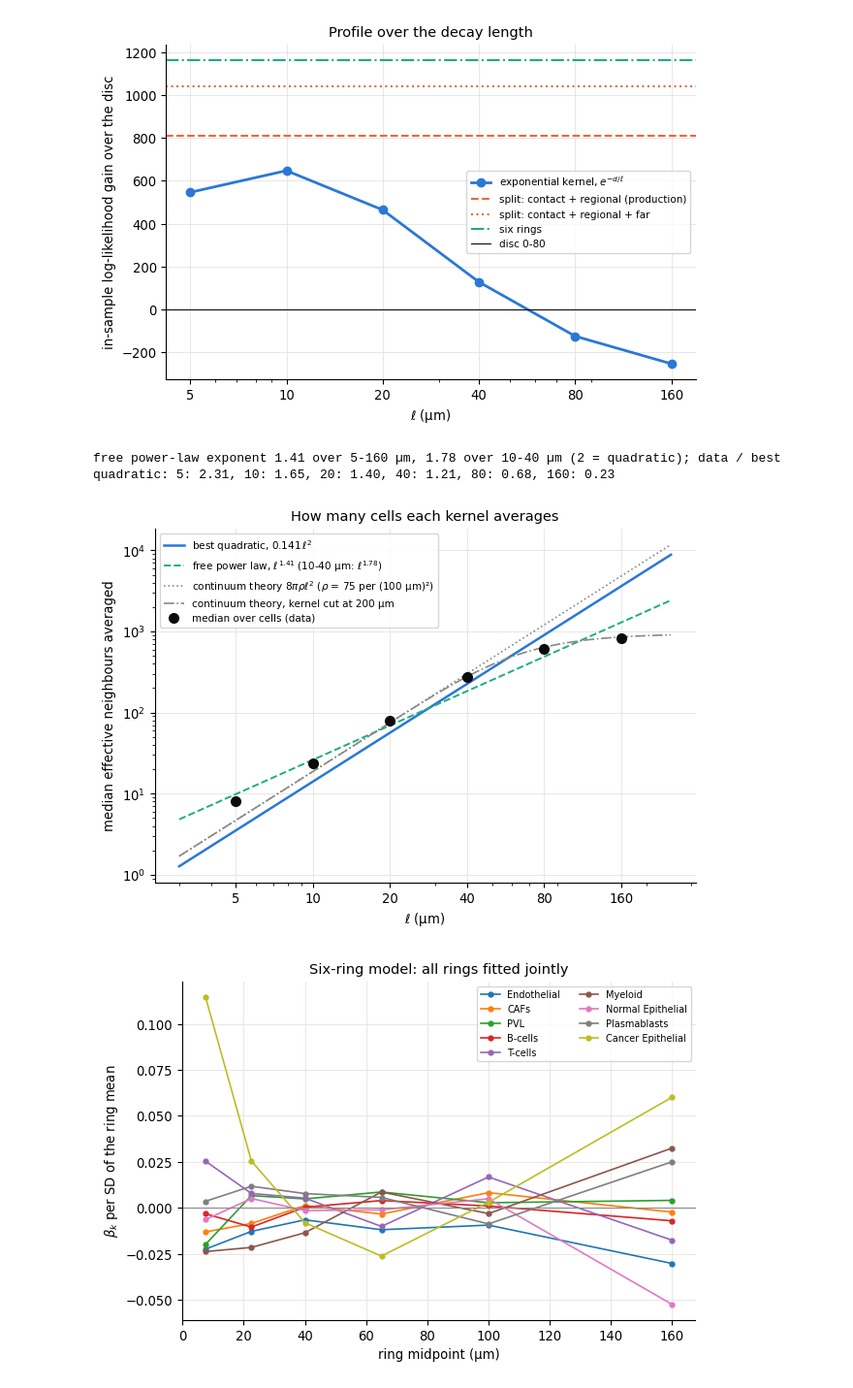
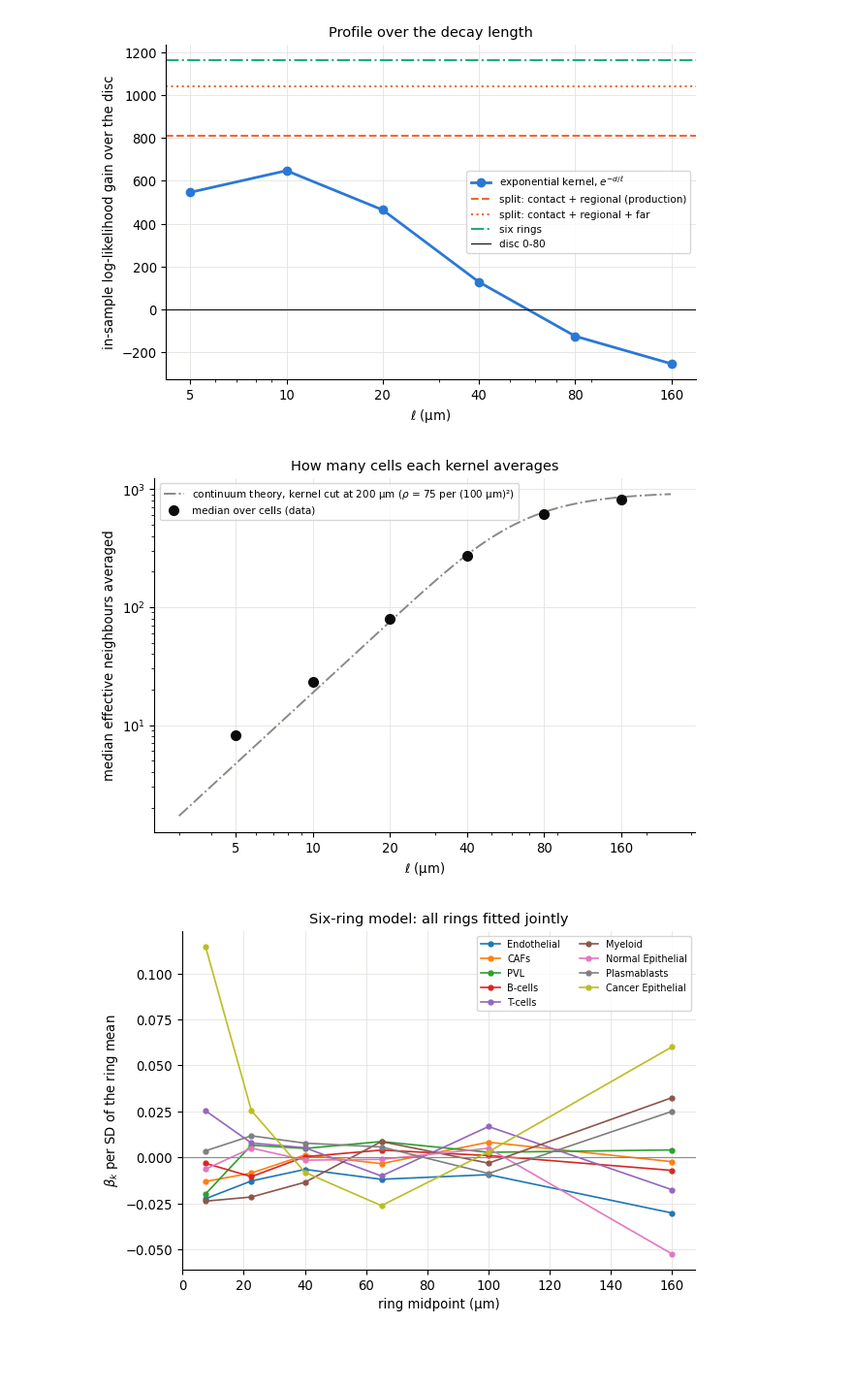
Before and after one commit to lachy01/Spatio-Temporal-Tissue-Dynamics, a Jupyter notebook: notebooks/nb_baseline.ipynb, the cells around one changed output. Shown at 97% size. Drawn from its saved outputs; the diff is of its cells as text; code cells hidden in the pictures; blank space fills up the shorter version.

Commit message:
nb_baseline §5: effective-neighbours plot shows only the data and the 200 um-cut continuum theory
Co-Authored-By: Claude Opus 5.5 <noreply@anthropic.com>

```diff
--- a/notebooks/nb_baseline.ipynb
+++ b/notebooks/nb_baseline.ipynb
@@ -1515,40 +1515,29 @@ fig.tight_layout(); savefig(fig, "neighbourhood_kernel_profile")
 # %% [output]
 [figure]
 # %%
-# (2) How many cells each kernel averages, against a quadratic in ell.
-# For cells scattered at uniform density rho, an exponential kernel averages
-# n_eff = (sum w)^2 / sum w^2 = 8 pi rho ell^2 cells: exactly quadratic, no free
-# parameter. Two things bend the data away from it: no neighbour sits closer than
-# a cell's own size (so small ells average MORE cells than the continuum says),
-# and the kernel is cut at 200 um, with tissue edges (so large ells average fewer).
+# (2) How many cells each kernel averages. For cells scattered at uniform density rho,
+# an exponential kernel averages n_eff = (sum w)^2 / sum w^2 cells; with the kernel cut
+# at R = 200 um (as kernel_means does) that is
+#   rho * (2 pi m1(ell))^2 / (2 pi m1(ell / 2)),  m1(a) = int_0^R e^{-r/a} r dr,
+# which is 8 pi rho ell^2 -- quadratic -- until the cutoff bites. No free parameter:
+# rho is the median pool density within 80 um.
 ell_arr = np.array(ELLS); ne_arr = np.array([neff[e] for e in ELLS])
 rho = float(np.median(ann["count"][:4].sum(0)[A])) / (np.pi * 80.0 ** 2)     # pool cells per um^2
 R = 200.0
-def _m1(a):            # int_0^R e^{-r/a} r dr
+def _m1(a):
     return a ** 2 * (1 - np.exp(-R / a) * (1 + R / a))
 grid = np.logspace(np.log10(3), np.log10(250), 200)
-quad = 8 * np.pi * rho * grid ** 2
 trunc = rho * (2 * np.pi * _m1(grid)) ** 2 / (2 * np.pi * _m1(grid / 2))
-a2 = np.exp(np.mean(np.log(ne_arr / ell_arr ** 2)))                 # least squares of a * ell^2 in log space
-b_fit, loga = np.polyfit(np.log(ell_arr), np.log(ne_arr), 1)        # free power law
-mid_sel = (ell_arr >= 10) & (ell_arr <= 40)
-b_mid = np.polyfit(np.log(ell_arr[mid_sel]), np.log(ne_arr[mid_sel]), 1)[0]
 fig, ax = plt.subplots(figsize=(6.4, 4.6))
-ax.plot(grid, a2 * grid ** 2, color=COL["real"], lw=1.8, label=rf"best quadratic, ${a2:.3f}\,\ell^2$")
-ax.plot(grid, np.exp(loga) * grid ** b_fit, color=COL["alt"], lw=1.4, ls="--",
-        label=rf"free power law, $\ell^{{{b_fit:.2f}}}$ (10-40 µm: $\ell^{{{b_mid:.2f}}}$)")
-ax.plot(grid, quad, color=MUTED, lw=1.2, ls=":", label=rf"continuum theory $8\pi\rho\ell^2$ ($\rho$ = {1e4 * rho:.0f} per (100 µm)²)")
-ax.plot(grid, trunc, color=MUTED, lw=1.2, ls="-.", label="continuum theory, kernel cut at 200 µm")
+ax.plot(grid, trunc, color=MUTED, lw=1.4, ls="-.",
+        label=rf"continuum theory, kernel cut at 200 µm ($\rho$ = {1e4 * rho:.0f} per (100 µm)²)")
 ax.plot(ell_arr, ne_arr, "o", color=INK, ms=7, zorder=5, label="median over cells (data)")
 ax.set_xscale("log"); ax.set_yscale("log"); ax.set_xticks(ELLS); ax.set_xticklabels([f"{e:.0f}" for e in ELLS])
 ax.set_xlabel(r"$\ell$ (µm)"); ax.set_ylabel("median effective neighbours averaged")
 ax.set_title("How many cells each kernel averages"); ax.legend(fontsize=7.5, loc="upper left")
 fig.tight_layout(); savefig(fig, "neighbourhood_kernel_neff")
-print(f"free power-law exponent {b_fit:.2f} over 5-160 µm, {b_mid:.2f} over 10-40 µm (2 = quadratic); "
-      f"data / best quadratic: " + ", ".join(f"{e:.0f}: {n / (a2 * e ** 2):.2f}" for e, n in zip(ELLS, ne_arr)))
 # %% [output]
-free power-law exponent 1.41 over 5-160 µm, 1.78 over 10-40 µm (2 = quadratic); data / best quadratic: 5: 2.31, 10: 1.65, 20: 1.40, 40: 1.21, 80: 0.68, 160: 0.23
-[figure, old version]
+[figure, new version]
 # %%
 # (3) Six-ring model: all rings fitted jointly
 fig, ax = plt.subplots(figsize=(6.4, 4.4))
```
Also changed, not shown: 1 other file.
